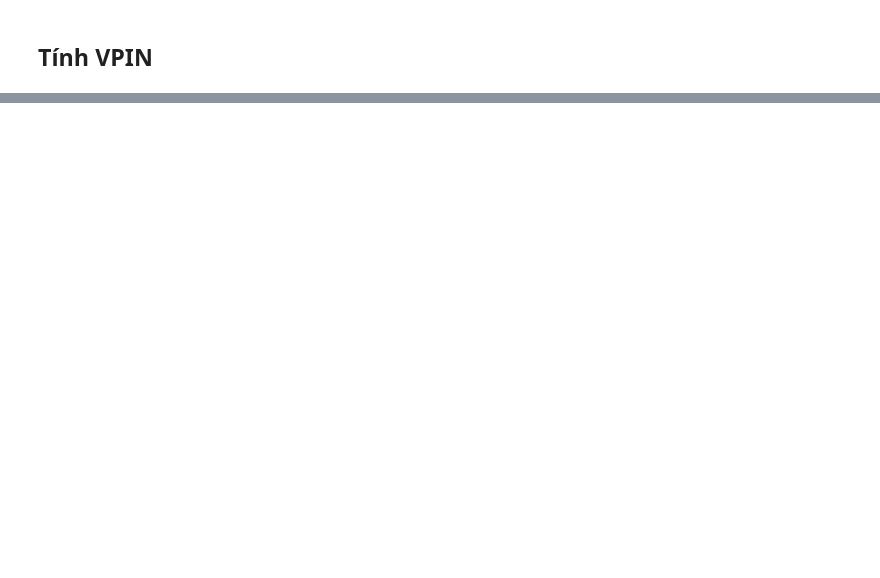
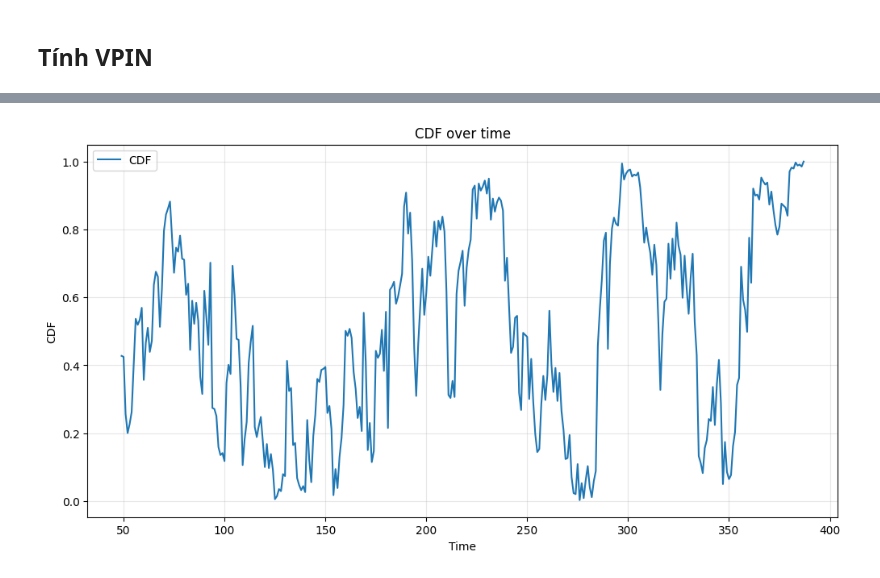
Before and after one commit to HoaPham119/thesis, a Jupyter notebook: code/binance_data.ipynb, the cells around one changed output, grey strips where cells are left out. Saved outputs shown, nothing was run; the diff lists cells and outputs as text; code cells hidden in the pictures; blank space fills up the shorter version.

```diff
--- a/code/binance_data.ipynb
+++ b/code/binance_data.ipynb
@@ -281,0 +269,4 @@ plot_vpin(vpin_df)
+# %%
+plot_vpin(vpin_df, "CDF")
+# %% [output]
+[figure, added]
```
Also changed, not shown: parts of 7 cells of this notebook.
